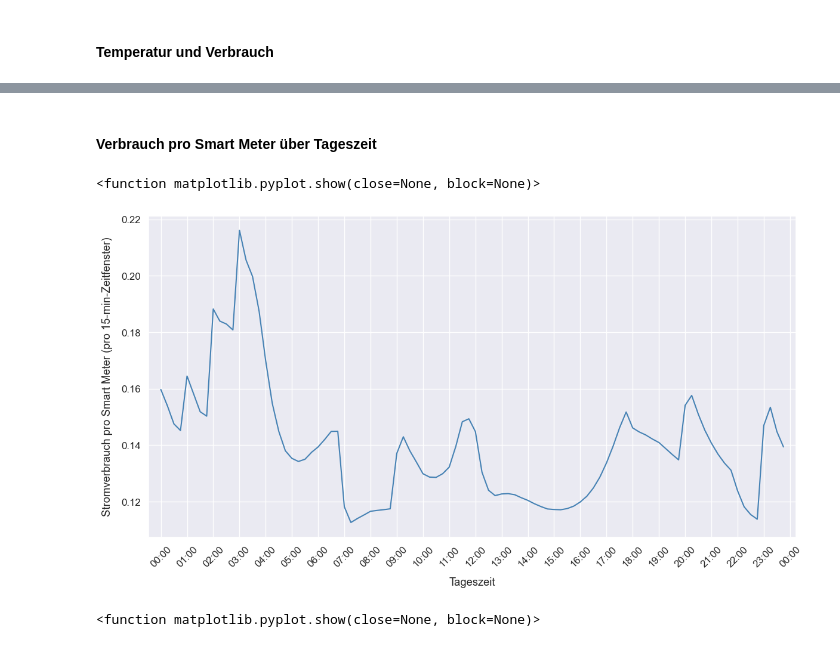
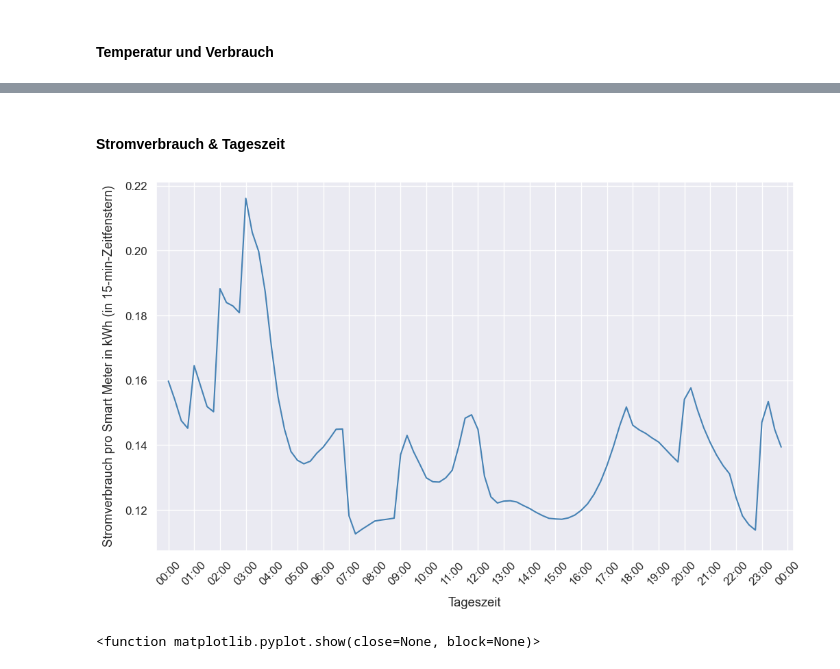
Before and after one commit to axpogroup/ckw-opendata, a Jupyter notebook: ckw.ch/Descriptives Agg.ipynb, the cells around one changed output, grey strips where cells are left out. Saved outputs shown, nothing was run; the diff lists cells and outputs as text; code cells hidden in the pictures.

```diff
--- a/ckw.ch/Descriptives Agg.ipynb
+++ b/ckw.ch/Descriptives Agg.ipynb
@@ -581,13 +664,14 @@ kcal pro Tag pro Zählpunkt: 1077.3
 #### Temperatur und Verbrauch
 # %%
 # Datenaufbereitung
+df_data['daymonth'] = df_data['date'] .dt.strftime('%m-%d') # Variable mit Tag-Monat
+df_datashort=df_data.drop_duplicates(subset=['date', 'timestamp']) # Löschen Gemeinde-Ebene um Verbrauchsdaten pro Tag zu aggregieren
+df_day=df_datashort.groupby(['year', 'month', 'daymonth', 'date', 'daytemp'])[['kwh_persmdt']].sum() # Verbrauch pro Smart Meter pro Tag
 
-df_datashort=df_data.drop_duplicates(subset=['date', 'timestamp']) # Löschen Gemeinde-Ebene um Verbrauchsdaten pro Tag zu aggregieren
-df_day=df_datashort.groupby(['year','month', 'date', 'daytemp'])[['kwh_persmdt']].sum() # Verbrauch pro Smart Meter pro Tag über alle Gemeinden
 df_day = df_day.reset_index() # Index-Hierarchie aufheben
-df_dayroll = df_day
+df_dayroll=df_day # Dataframe für rollierenden Verbrauch
 df_dayroll['rollkwh'] = df_dayroll['kwh_persmdt'].rolling(7).mean() # rollierender Verbrauch über letzte 7 Tage
-df_dayroll['rolltemp'] = df_dayroll['daytemp'].rolling(7).mean() # rollierender mittlere Temparatur über letzte 7 Tage
+df_dayroll['rolltemp'] = df_dayroll['daytemp'].rolling(7).mean() # rollierender Verbrauch über letzte 7 Tage
 
 df_dayroll = df_dayroll[~(df_dayroll['date'] < '2022-01-01')] # Nur Daten aus 2022
 # %%
@@ -628,2 +713,0 @@ plt.show()
-# %% [markdown]
-#### Verbrauch pro Smart Meter über Tageszeit
@@ -632,25 +714,27 @@ df_time=df_data.pivot_table(values="kwh_persmdt", index="timestamp").reset_index
+# %% [markdown]
+#### Stromverbrauch & Tageszeit
 # %%
 # Verbrauch über Tageszeit
 
 df_time=df_data.pivot_table(values="kwh_persmdt", index="timestamp").reset_index() # Pivot-Tabelle mit durchschnittlichem Verbrauch pro Zeitfenster
 
-fig, ax = plt.subplots(figsize = (14,7)) # Grafik-Grösse
+fig, ax = plt.subplots(figsize = (12,7)) # Grafik-Grösse
 
 ax.plot(df_time["timestamp"], df_time['kwh_persmdt'], color = 'steelblue')
 
 plt.xlabel("Tageszeit", labelpad=10) # X-Label
-plt.ylabel("Stromverbrauch pro Smart Meter (pro 15-min-Zeitfenster)", labelpad=10) # Y-Label
+plt.ylabel("Stromverbrauch pro Smart Meter in kWh (in 15-min-Zeitfenstern)", labelpad=10) # Y-Label
 
 ax.xaxis.set_major_locator(md.MinuteLocator(byminute = [0, 60])) # Abstand X-Tick-Labels
 ax.xaxis.set_major_formatter(md.DateFormatter('%H:%M')) # Format X-Tick-Labels
 plt.setp(ax.xaxis.get_majorticklabels(), rotation = 45) # Rotation X-Tick-Labels
 
 plt.margins(x=0.02) # Anpassen Seitenrand
 
 plt.show
+plt.savefig("C:/Users/ckw-stea/OneDrive - CKW-Gruppe/Desktop/Python/Grafiken/Daytime.svg", format='svg')
 # %% [output]
-<function matplotlib.pyplot.show(close=None, block=None)>
-[figure, old version]
+[figure, new version]
 # %%
 # Verbrauch über Tageszeit & Saison
 
```
Also changed, not shown: parts of 27 cells of this notebook.
